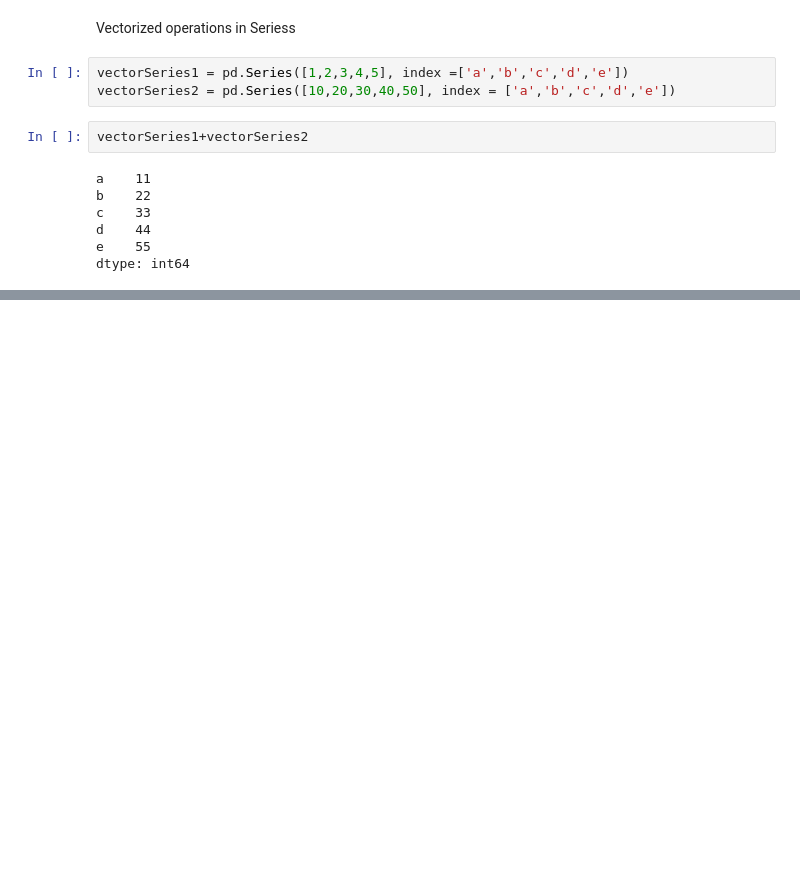
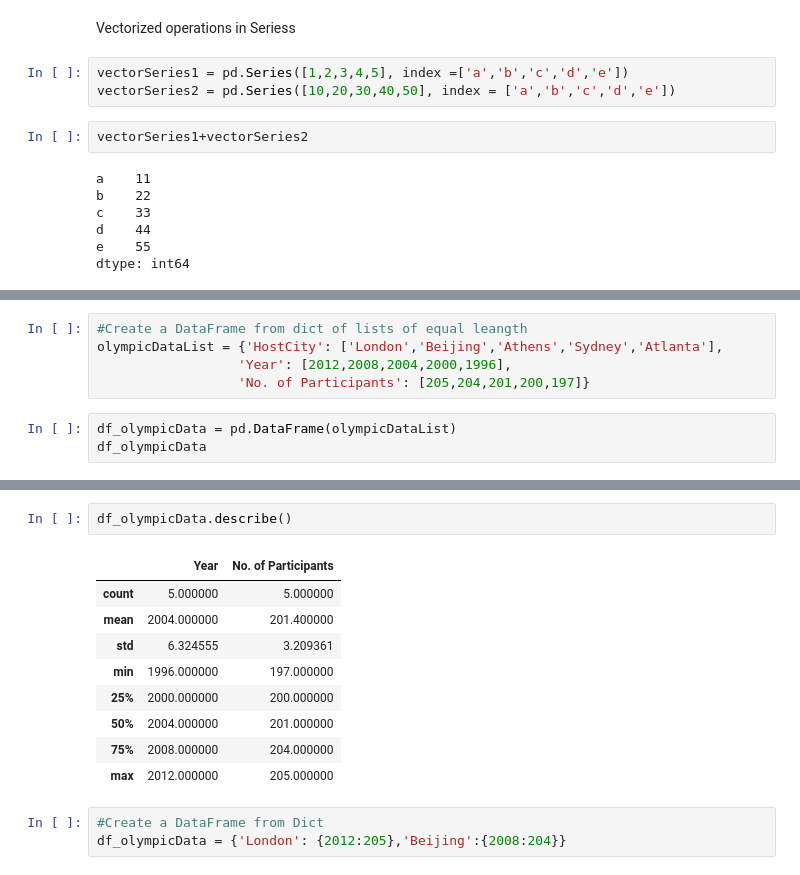
Before and after one commit to shubhpanchal/Pandas, a Jupyter notebook: Pandas.ipynb, the cells around one changed output, grey strips where cells are left out. Drawn from its saved outputs; the diff is of its cells as text; blank space fills up the shorter version.

```diff
--- a/Pandas.ipynb
+++ b/Pandas.ipynb
@@ -123,0 +128,8 @@ dtype: int64
+# %%
+#Create a DataFrame from dict of lists of equal leangth
+olympicDataList = {'HostCity': ['London','Beijing','Athens','Sydney','Atlanta'],
+                  'Year': [2012,2008,2004,2000,1996],
+                  'No. of Participants': [205,204,201,200,197]}
+# %%
+df_olympicData = pd.DataFrame(olympicDataList)
+df_olympicData
@@ -123,0 +152,15 @@ dtype: int64
+# %%
+df_olympicData.describe()
+# %% [output]
+|  | Year | No. of Participants |
+| count | 5.000000 | 5.000000 |
+| mean | 2004.000000 | 201.400000 |
+| std | 6.324555 | 3.209361 |
+| min | 1996.000000 | 197.000000 |
+| 25% | 2000.000000 | 200.000000 |
+| 50% | 2004.000000 | 201.000000 |
+| 75% | 2008.000000 | 204.000000 |
+| max | 2012.000000 | 205.000000 |
+# %%
+#Create a DataFrame from Dict
+df_olympicData = {'London': {2012:205},'Beijing':{2008:204}}
```
Also changed, not shown: parts of 62 cells of this notebook.
